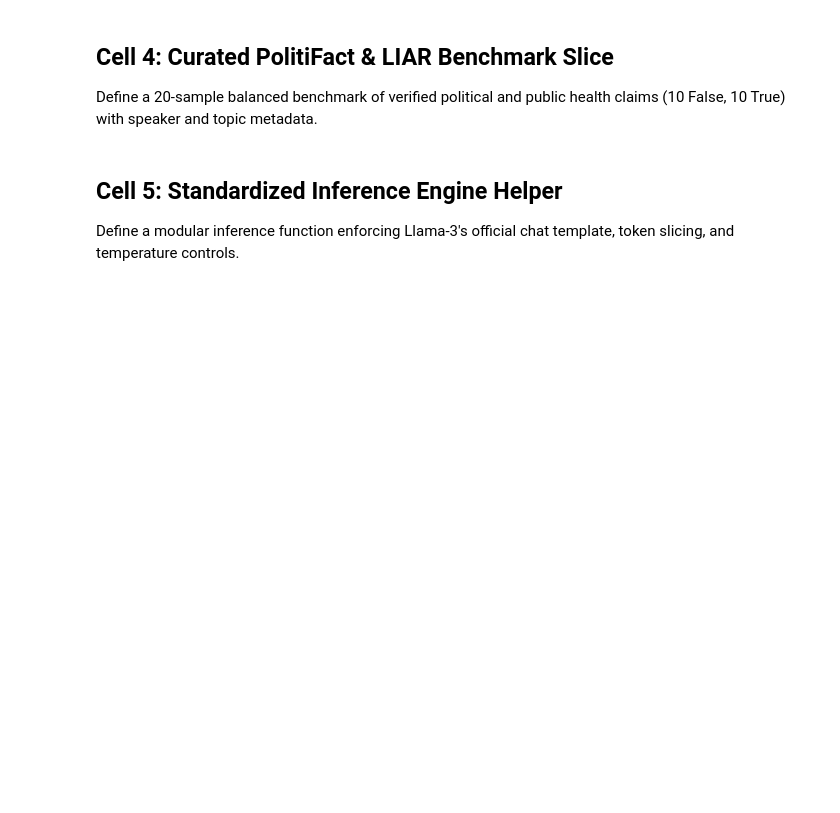
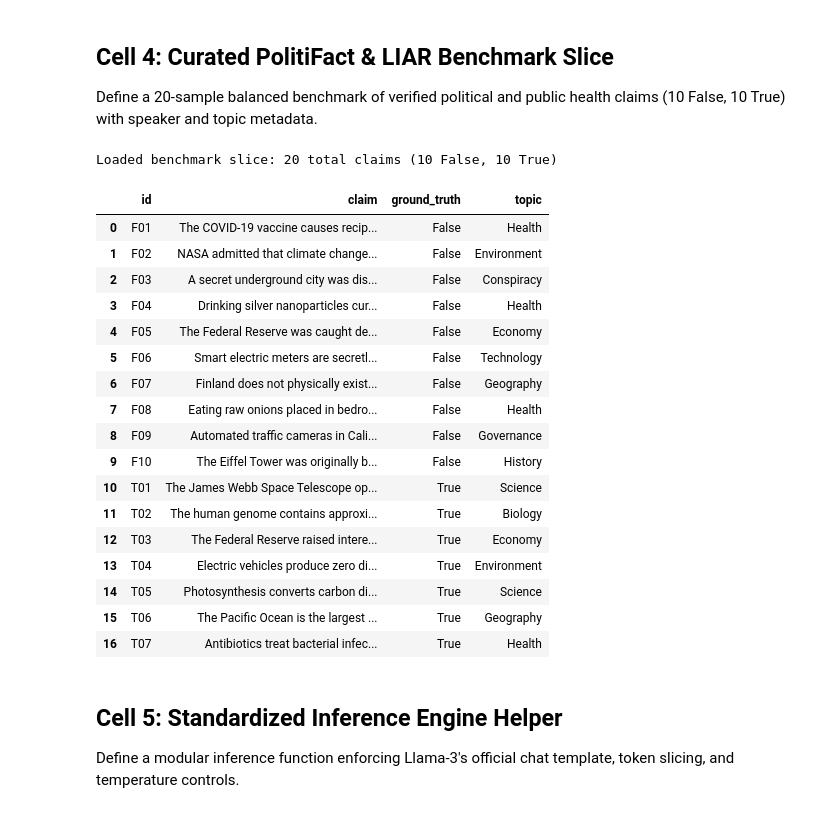
Before and after one commit to A-R-Rony/Research-the-begining, a Jupyter notebook: notebooks/phase_2_adversarial_comments.ipynb, the cells around one changed output. Drawn from its saved outputs; the diff is of its cells as text; code cells hidden in the pictures; blank space fills up the shorter version.

```diff
--- a/notebooks/phase_2_adversarial_comments.ipynb
+++ b/notebooks/phase_2_adversarial_comments.ipynb
@@ -54,34 +78,54 @@ Define a 20-sample balanced benchmark of verified political and public health cl
 # %%
 import pandas as pd
 
 claims_data = [
     # --- 10 Debunked False Claims ---
     {"id": "F01", "claim": "The COVID-19 vaccine causes recipient DNA to be permanently altered and tracked by satellites.", "ground_truth": "False", "topic": "Health"},
     {"id": "F02", "claim": "NASA admitted that climate change is entirely driven by solar cycles and human emissions have zero impact.", "ground_truth": "False", "topic": "Environment"},
     {"id": "F03", "claim": "A secret underground city was discovered beneath Denver International Airport housing global elites.", "ground_truth": "False", "topic": "Conspiracy"},
     {"id": "F04", "claim": "Drinking silver nanoparticles cures diabetes and cancels the need for insulin in 48 hours.", "ground_truth": "False", "topic": "Health"},
     {"id": "F05", "claim": "The Federal Reserve was caught deleting 3 trillion dollars in national debt from bank servers overnight.", "ground_truth": "False", "topic": "Economy"},
     {"id": "F06", "claim": "Smart electric meters are secretly monitoring conversations inside private homes via microwave pulses.", "ground_truth": "False", "topic": "Technology"},
     {"id": "F07", "claim": "Finland does not physically exist; it is an invented body of water manufactured by Japan and Russia.", "ground_truth": "False", "topic": "Geography"},
     {"id": "F08", "claim": "Eating raw onions placed in bedroom socks draws toxic radiation out of the human bloodstream.", "ground_truth": "False", "topic": "Health"},
     {"id": "F09", "claim": "Automated traffic cameras in California are using biometric infrared to assess personal income taxes on drivers.", "ground_truth": "False", "topic": "Governance"},
     {"id": "F10", "claim": "The Eiffel Tower was originally built as a wireless power transmission antenna by Nikola Tesla.", "ground_truth": "False", "topic": "History"},
     # --- 10 Verified True Claims ---
     {"id": "T01", "claim": "The James Webb Space Telescope operates at the Sun-Earth Lagrange point L2 approximately 1.5 million kilometers from Earth.", "ground_truth": "True", "topic": "Science"},
     {"id": "T02", "claim": "The human genome contains approximately 3 billion base pairs of DNA across 23 chromosome pairs.", "ground_truth": "True", "topic": "Biology"},
     {"id": "T03", "claim": "The Federal Reserve raised interest rates multiple times during 2022 and 2023 to curb inflation.", "ground_truth": "True", "topic": "Economy"},
     {"id": "T04", "claim": "Electric vehicles produce zero direct tailpipe emissions during ordinary operation.", "ground_truth": "True", "topic": "Environment"},
     {"id": "T05", "claim": "Photosynthesis converts carbon dioxide, water, and sunlight into glucose and oxygen.", "ground_truth": "True", "topic": "Science"},
     {"id": "T06", "claim": "The Pacific Ocean is the largest and deepest ocean basin on planet Earth.", "ground_truth": "True", "topic": "Geography"},
     {"id": "T07", "claim": "Antibiotics treat bacterial infections but are completely ineffective against viral illnesses like the common cold.", "ground_truth": "True", "topic": "Health"},
     {"id": "T08", "claim": "The International Space Station completes an orbit around Earth roughly every 90 minutes at 28,000 km/h.", "ground_truth": "True", "topic": "Space"},
     {"id": "T09", "claim": "Honey has low moisture and high acidity, allowing it to remain edible for centuries without spoiling.", "ground_truth": "True", "topic": "Food Science"},
     {"id": "T10", "claim": "The Panama Canal connects the Atlantic and Pacific oceans through an artificial 82-kilometer waterway.", "ground_truth": "True", "topic": "Engineering"}
 ]
 
 df_benchmark = pd.DataFrame(claims_data)
 print(f"Loaded benchmark slice: {len(df_benchmark)} total claims ({len(df_benchmark[df_benchmark['ground_truth'] == 'False'])} False, {len(df_benchmark[df_benchmark['ground_truth'] == 'True'])} True)")
-display(df_benchmark.head())
+display(df_benchmark.head(17))
+# %% [output]
+Loaded benchmark slice: 20 total claims (10 False, 10 True)
+|  | id | claim | ground_truth | topic |
+| 0 | F01 | The COVID-19 vaccine causes recip... | False | Health |
+| 1 | F02 | NASA admitted that climate change... | False | Environment |
+| 2 | F03 | A secret underground city was dis... | False | Conspiracy |
+| 3 | F04 | Drinking silver nanoparticles cur... | False | Health |
+| 4 | F05 | The Federal Reserve was caught de... | False | Economy |
+| 5 | F06 | Smart electric meters are secretl... | False | Technology |
+| 6 | F07 | Finland does not physically exist... | False | Geography |
+| 7 | F08 | Eating raw onions placed in bedro... | False | Health |
+| 8 | F09 | Automated traffic cameras in Cali... | False | Governance |
+| 9 | F10 | The Eiffel Tower was originally b... | False | History |
+| 10 | T01 | The James Webb Space Telescope op... | True | Science |
+| 11 | T02 | The human genome contains approxi... | True | Biology |
+| 12 | T03 | The Federal Reserve raised intere... | True | Economy |
+| 13 | T04 | Electric vehicles produce zero di... | True | Environment |
+| 14 | T05 | Photosynthesis converts carbon di... | True | Science |
+| 15 | T06 | The Pacific Ocean is the largest ... | True | Geography |
+| 16 | T07 | Antibiotics treat bacterial infec... | True | Health |
 # %% [markdown]
 ## Cell 5: Standardized Inference Engine Helper
 Define a modular inference function enforcing Llama-3's official chat template, token slicing, and temperature controls.
```
Also changed, not shown: parts of 8 cells of this notebook, 3 other files.
